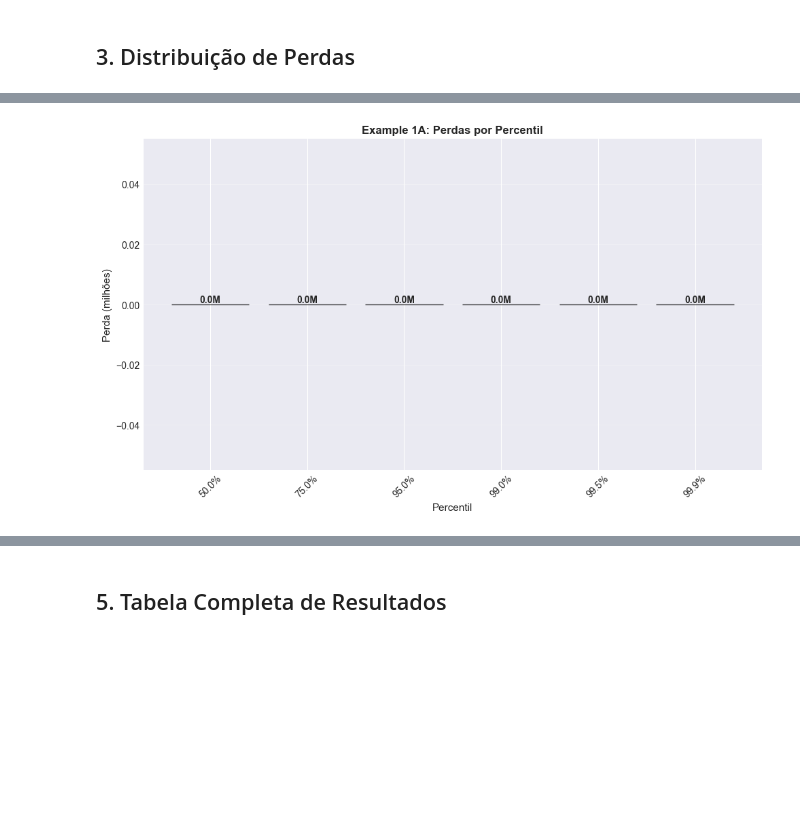
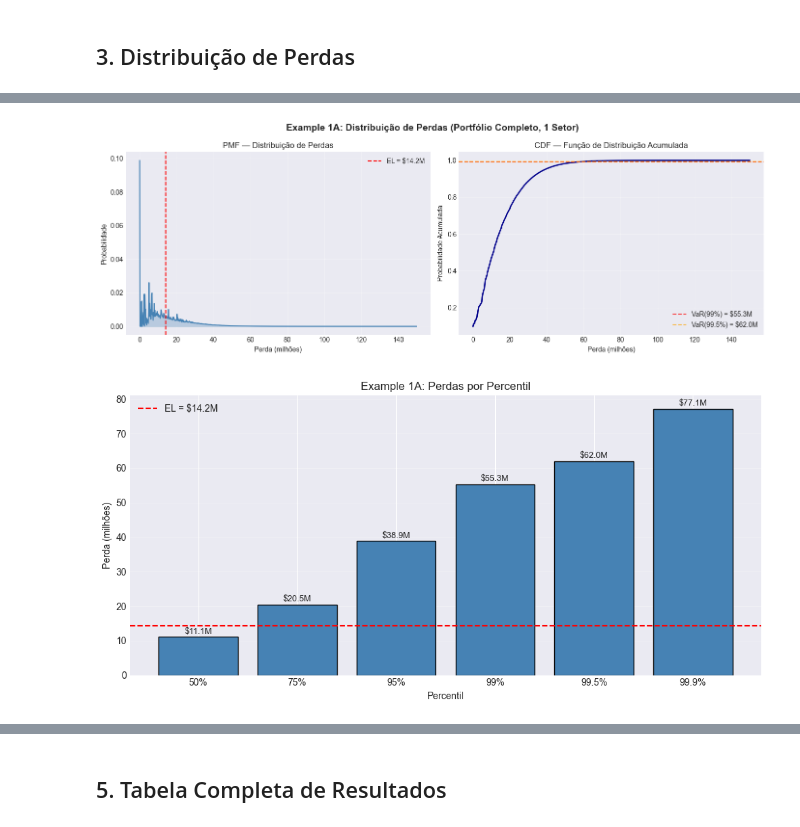
Before and after one commit to hoteixeira/credit-risk-plus, a Jupyter notebook: notebooks/04_exemplo_1A.ipynb, the cells around one changed output, grey strips where cells are left out. Saved outputs shown, nothing was run; the diff lists cells and outputs as text; code cells hidden in the pictures; blank space fills up the shorter version.

```diff
--- a/notebooks/04_exemplo_1A.ipynb
+++ b/notebooks/04_exemplo_1A.ipynb
@@ -179,0 +176,14 @@ Modelo configurado:
+# %%
+# Parâmetros do modelo (recuperação = 0 no Example 1A)
+net_exposures = portfolio_1a['exposure'].values
+mean_dr = portfolio_1a['mean_default_rate'].values
+std_dr = portfolio_1a['std_default_rate'].values
+recovery = np.zeros(len(portfolio_1a))
+
+unit_size = float(np.ceil(net_exposures.max() / 100))
+max_loss_dollars = 150_000_000
+
+print(f"Parâmetros do modelo:")
+print(f"  - Unit size (L): ${unit_size:,.0f}")
+print(f"  - Max loss:      ${max_loss_dollars:,.0f}")
+print(f"  - Portfólio:     {len(portfolio_1a)} contrapartes, 1 setor")
@@ -246,11 +266,57 @@ plt.show()
-# %%
-# Visualiza percentis
-fig = plots.plot_percentile_losses(
-    {p: model_1a.get_percentile_loss(p) for p in [50, 75, 95, 99, 99.5, 99.9]},
-    title='Example 1A: Perdas por Percentil'
-)
-plt.tight_layout()
-plt.show()
-# %% [output]
-[figure, removed]
+# %%
+# Visualiza a distribuição
+fig, axes = plt.subplots(1, 2, figsize=(14, 5))
+
+max_plot = min(int(max_loss_dollars / unit_size), len(pmf) - 1)
+x_m = loss_values[:max_plot + 1] / 1e6
+y_pmf = pmf[:max_plot + 1]
+y_cdf = cdf[:max_plot + 1]
+
+# PMF
+axes[0].plot(x_m, y_pmf, color='steelblue', linewidth=1.5)
+axes[0].fill_between(x_m, 0, y_pmf, alpha=0.3, color='steelblue')
+axes[0].axvline(x=el / 1e6, color='red', linestyle='--', label=f'EL = ${el/1e6:.1f}M')
+axes[0].set_xlabel('Perda (milhões)')
+axes[0].set_ylabel('Probabilidade')
+axes[0].set_title('PMF — Distribuição de Perdas')
+axes[0].legend()
+axes[0].grid(True, alpha=0.3)
+
+# CDF
+axes[1].plot(x_m, y_cdf, color='darkblue', linewidth=2)
+for pct, color in [(99, 'red'), (99.5, 'orange')]:
+    v = var_interp(cdf, pct, unit_size) / 1e6
+    axes[1].axhline(y=pct / 100, color=color, linestyle='--', alpha=0.7, label=f'VaR({pct}%) = ${v:.1f}M')
+axes[1].set_xlabel('Perda (milhões)')
+axes[1].set_ylabel('Probabilidade Acumulada')
+axes[1].set_title('CDF — Função de Distribuição Acumulada')
+axes[1].legend()
+axes[1].grid(True, alpha=0.3)
+
+fig.suptitle('Example 1A: Distribuição de Perdas (Portfólio Completo, 1 Setor)',
+             fontsize=14, fontweight='bold')
+plt.tight_layout()
+plt.show()
+# %% [output]
+[figure, added]
+# %%
+# Visualiza percentis
+pct_plot = [50, 75, 95, 99, 99.5, 99.9]
+values_m = [var_interp(cdf, p, unit_size) / 1e6 for p in pct_plot]
+
+fig, ax = plt.subplots(figsize=(10, 5))
+bars = ax.bar([f'{p}%' for p in pct_plot], values_m, color='steelblue', edgecolor='black')
+ax.axhline(y=el / 1e6, color='red', linestyle='--', label=f'EL = ${el/1e6:.1f}M')
+for bar, val in zip(bars, values_m):
+    ax.text(bar.get_x() + bar.get_width() / 2, bar.get_height() + 0.3,
+            f'${val:.1f}M', ha='center', va='bottom', fontsize=9)
+ax.set_xlabel('Percentil')
+ax.set_ylabel('Perda (milhões)')
+ax.set_title('Example 1A: Perdas por Percentil')
+ax.legend()
+ax.grid(axis='y', alpha=0.3)
+plt.tight_layout()
+plt.show()
+# %% [output]
+[figure, added]
 # %% [markdown]
```
Also changed, not shown: parts of 20 cells of this notebook, 14 other files.
